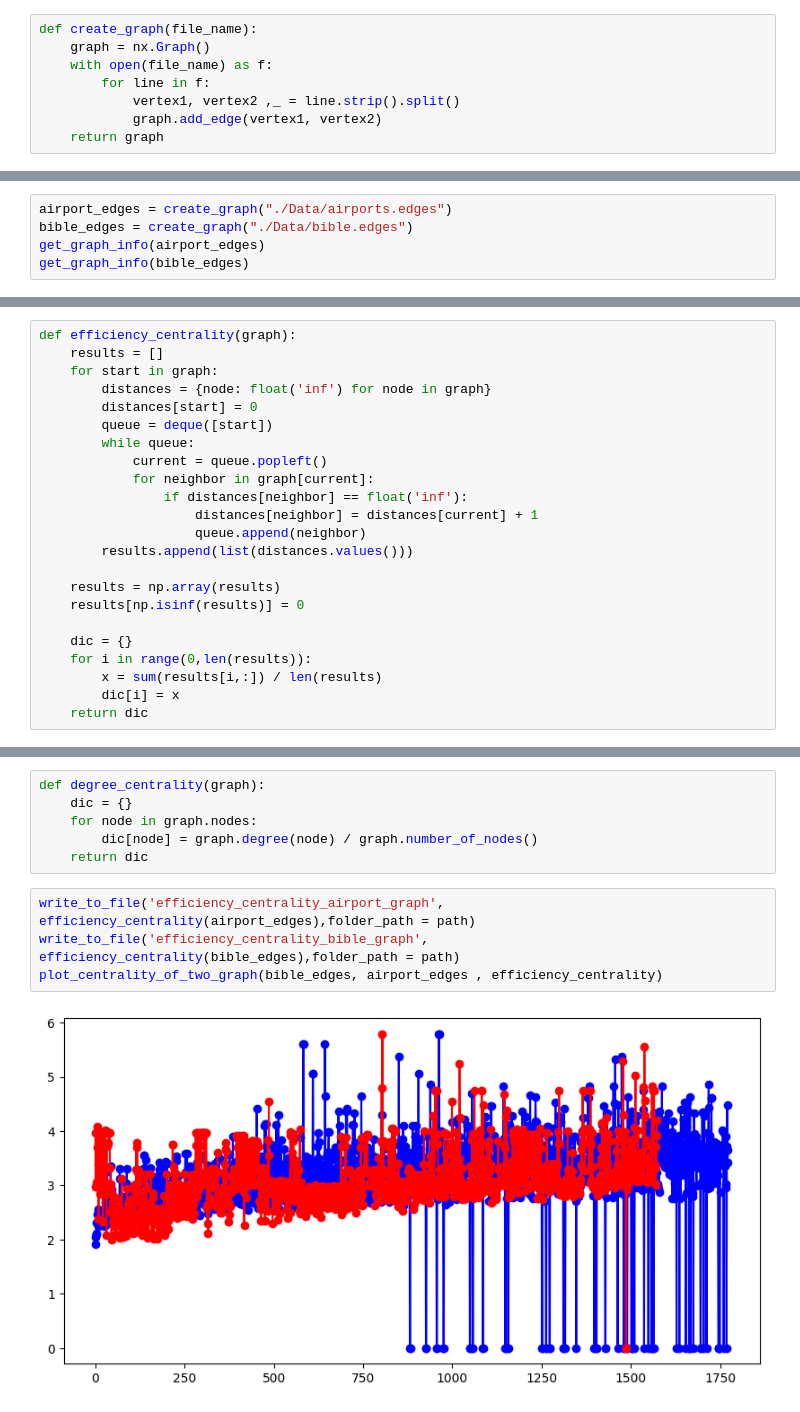
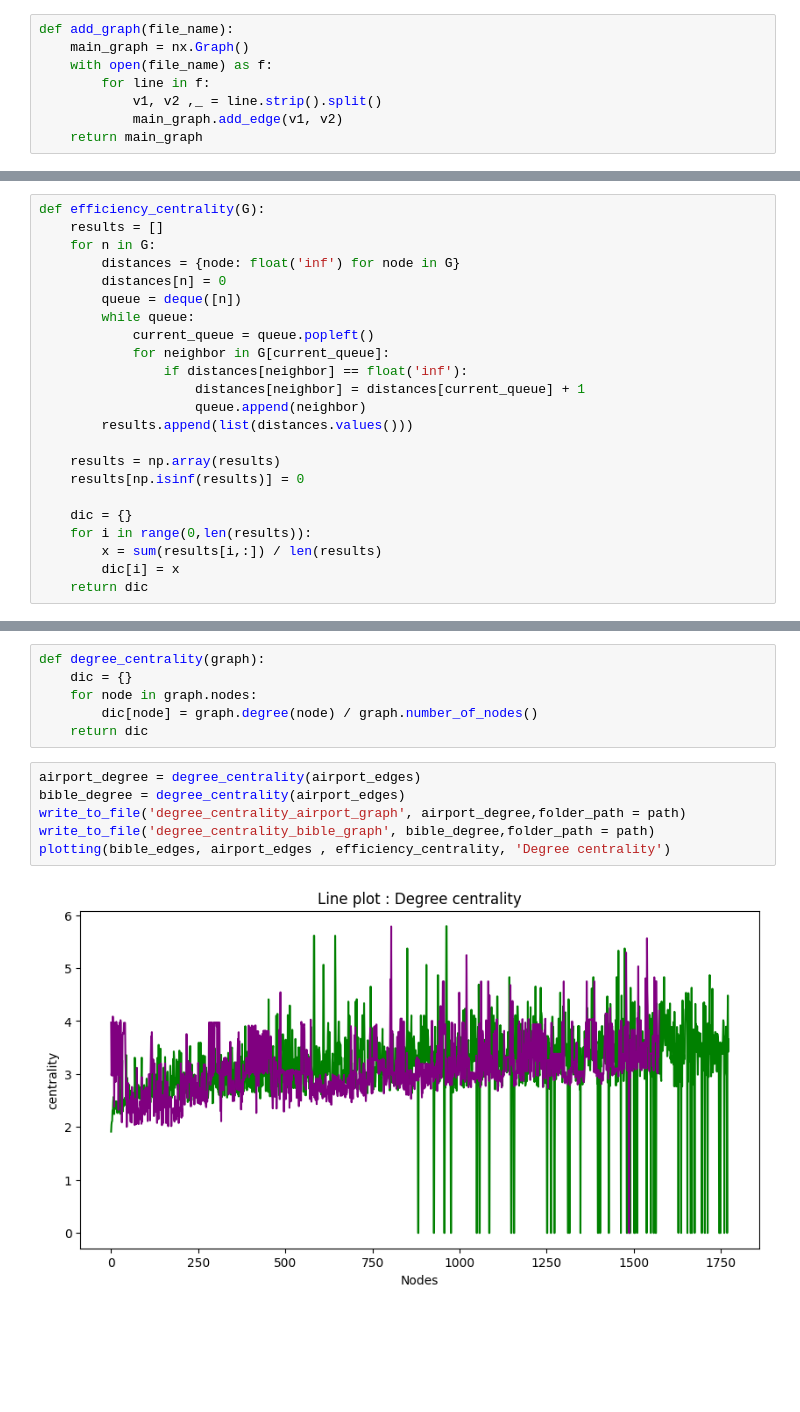
Before and after one commit to peymanHashemi/Complex_Network_Ex02, a Jupyter notebook: Q2.ipynb, the cells around one changed output, grey strips where cells are left out. Drawn from its saved outputs; the diff is of its cells as text; blank space fills up the shorter version.

```diff
--- a/Q2.ipynb
+++ b/Q2.ipynb
@@ -7,10 +8,10 @@ import functools
 import os
 # %%
-def create_graph(file_name):
-    graph = nx.Graph()
+def add_graph(file_name):
+    main_graph = nx.Graph()
     with open(file_name) as f:
         for line in f:
-            vertex1, vertex2 ,_ = line.strip().split()
-            graph.add_edge(vertex1, vertex2)
-    return graph
+            v1, v2 ,_ = line.strip().split()
+            main_graph.add_edge(v1, v2)
+    return main_graph
 # %%
@@ -22,5 +39,0 @@ def get_graph_info(graph):
-# %%
-airport_edges = create_graph("./Data/airports.edges")
-bible_edges = create_graph("./Data/bible.edges")
-get_graph_info(airport_edges)
-get_graph_info(bible_edges)
@@ -114,15 +118,15 @@ plot_centrality_of_two_graph(bible_edges, airport_edges ,closeness_centrality )
 # %%
-def efficiency_centrality(graph):
+def efficiency_centrality(G):
     results = []
-    for start in graph:
-        distances = {node: float('inf') for node in graph}
-        distances[start] = 0
-        queue = deque([start])
+    for n in G:
+        distances = {node: float('inf') for node in G}
+        distances[n] = 0
+        queue = deque([n])
         while queue:
-            current = queue.popleft()
-            for neighbor in graph[current]:
+            current_queue = queue.popleft()
+            for neighbor in G[current_queue]:
                 if distances[neighbor] == float('inf'):
-                    distances[neighbor] = distances[current] + 1
+                    distances[neighbor] = distances[current_queue] + 1
                     queue.append(neighbor)
         results.append(list(distances.values()))
 
@@ -141,8 +153,10 @@ def degree_centrality(graph):
         dic[node] = graph.degree(node) / graph.number_of_nodes()
     return dic
 # %%
-write_to_file('efficiency_centrality_airport_graph', efficiency_centrality(airport_edges),folder_path = path)
-write_to_file('efficiency_centrality_bible_graph', efficiency_centrality(bible_edges),folder_path = path)
-plot_centrality_of_two_graph(bible_edges, airport_edges , efficiency_centrality)
+airport_degree = degree_centrality(airport_edges)
+bible_degree = degree_centrality(airport_edges)
+write_to_file('degree_centrality_airport_graph', airport_degree,folder_path = path)
+write_to_file('degree_centrality_bible_graph', bible_degree,folder_path = path)
+plotting(bible_edges, airport_edges , efficiency_centrality, 'Degree centrality')
 # %% [output]
-[figure, old version]
+[figure, new version]
```
Also changed, not shown: parts of 21 cells of this notebook.
